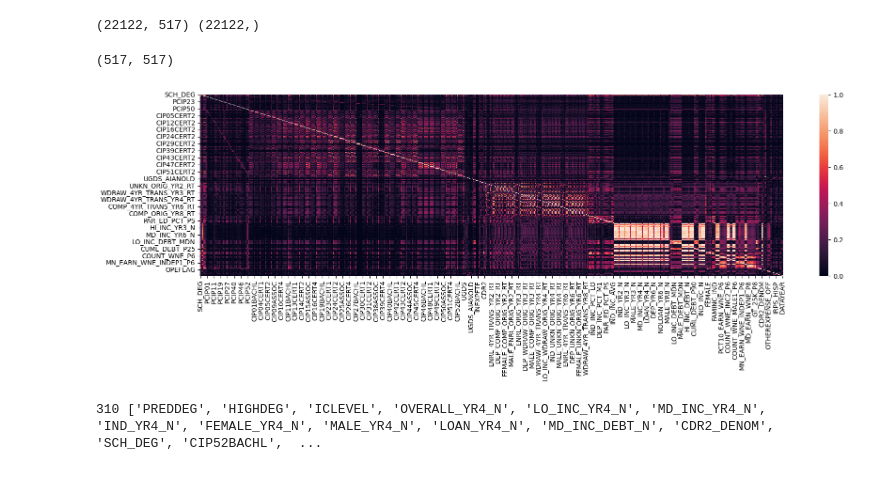
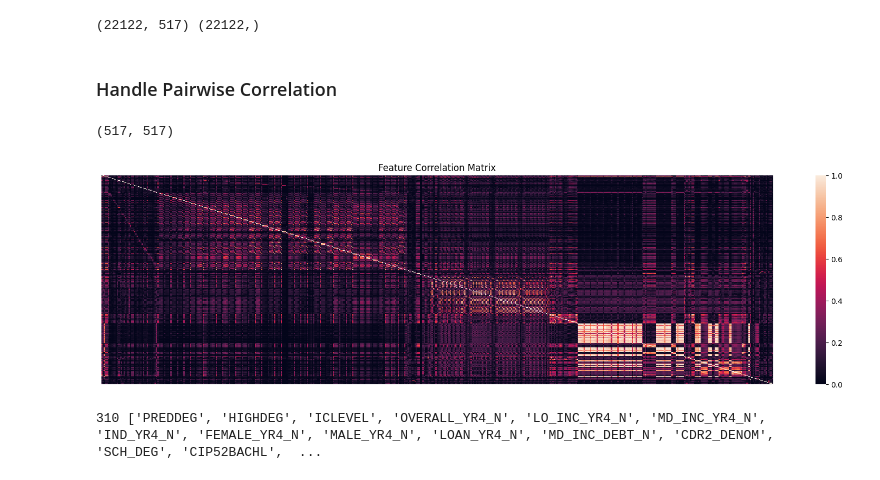
Before and after one commit to cyrilmichino/modeling-income-shares, a Jupyter notebook: college-scorecard-data-analysis.ipynb, the cells around one changed output. Cells and saved outputs as stored; diff of their text form; code cells hidden in the pictures.

```diff
--- a/college-scorecard-data-analysis.ipynb
+++ b/college-scorecard-data-analysis.ipynb
@@ -976,0 +970,4 @@ DATAYEAR               NaN
+# %%
+data = pd.read_csv("/kaggle/working/CleanedConsolidatedData.csv")
+data = data.drop(['Unnamed: 0', 'Unnamed: 0.1','UNITID', 'INSTNM'],axis=1)
+data.head()
@@ -980,6 +984,8 @@ X = data.drop(['MN_EARN_WNE_P6'], axis=1)
 print(X.shape,y.shape)
 # %% [output]
 (22122, 517) (22122,)
+# %% [markdown]
+### Handle Pairwise Correlation
 # %%
 ## Find pairwise correlation among features
 corr = X.corr().abs()
@@ -989,9 +995,11 @@ corr.shape
 # %%
 plt.figure(figsize=(20,5))
 sns.heatmap(corr)
+plt.axis('off')
+plt.title('Feature Correlation Matrix')
 plt.show()
 # %% [output]
-[figure, old version]
+[figure, new version]
 # %%
 thresh = 0.75
 corr_to_drop = list()
```
Also changed, not shown: parts of 15 cells of this notebook.
